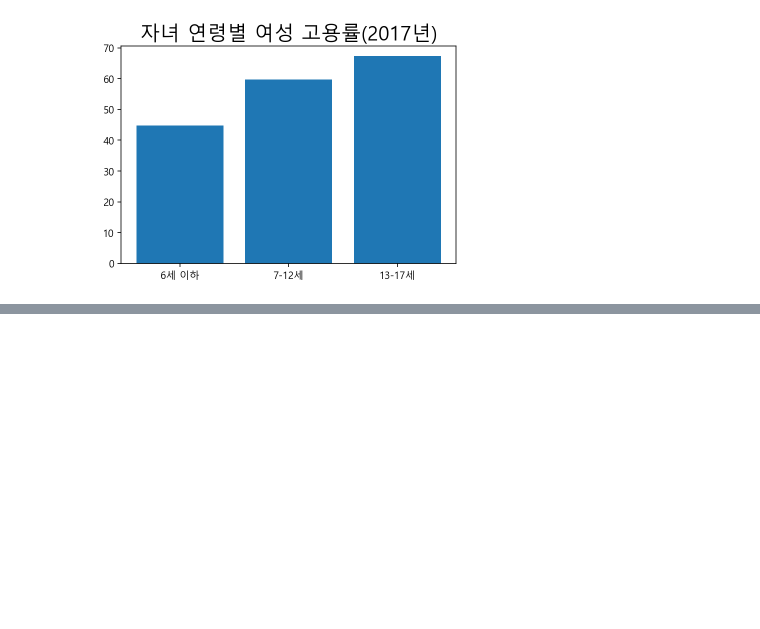
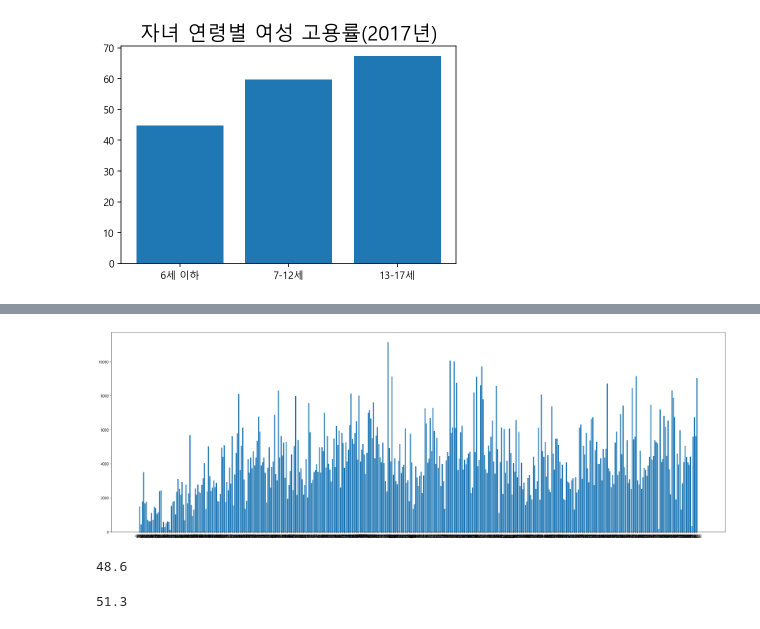
Before and after one commit to gyuholee94/seoul_contest, a Jupyter notebook: 맞벌이가정 추정.ipynb, the cells around one changed output, grey strips where cells are left out. Cells and saved outputs as stored; diff of their text form; code cells hidden in the pictures; blank space fills up the shorter version.

```diff
--- a/맞벌이가정 추정.ipynb
+++ b/맞벌이가정 추정.ipynb
@@ -107,0 +179,6 @@ both_rate2
+# %%
+dong_family_need = dong_family[['행정동','전체세대수','1인세대','2인세대']]
+dong_family_need['전체세대수'] = pd.to_numeric(dong_family_need['전체세대수'].apply(lambda x: re.sub(',','', x)))
+dong_family_need['1인세대'] = pd.to_numeric(dong_family_need['1인세대'].apply(lambda x: re.sub(',','', x)))
+dong_family_need['2인세대'] = pd.to_numeric(dong_family_need['2인세대'].apply(lambda x: re.sub(',','', x)))
+dong_family_need
@@ -146,7 +372,7 @@ dong_pop
 # %%
-dong_family_need['2인이상세대']=0
-dong_family_need['2인이상세대'] = dong_family_need['전체세대수']-dong_family_need['1인세대']
-dong_family_need
+dong_family_need['3인이상세대']=0
+dong_family_need['3인이상세대'] = dong_family_need['전체세대수']-dong_family_need['1인세대']-dong_family_need['2인세대']
+dong_family_need = dong_family_need[dong_family_need.행정동 !='소계']
 # %% [output]
 A value is trying to be set on a copy of a slice from a DataFrame.
 Try using .loc[row_indexer,col_indexer] = value instead
@@ -160,0 +425,16 @@ for i in range(df.shape[0]):
+# %%
+plt.figure(figsize=(30,10))
+plt.bar(dong_family_need.행정동.iloc[1:], dong_family_need['3인이상세대'].iloc[1:])
+plt.show()
+# %% [output]
+[figure, added]
+# %%
+#2017년, 유배우자 세대 중 맞벌이 세대 비율
+both_rate_df.iloc[8,2]
+# %% [output]
+48.6
+# %%
+#2017년, 맞벌이 세대 중 초등학생 자녀 세대 비율
+both_rate_df.iloc[8,3]
+# %% [output]
+51.3
```
Also changed, not shown: parts of 36 cells of this notebook, 1 other file.
